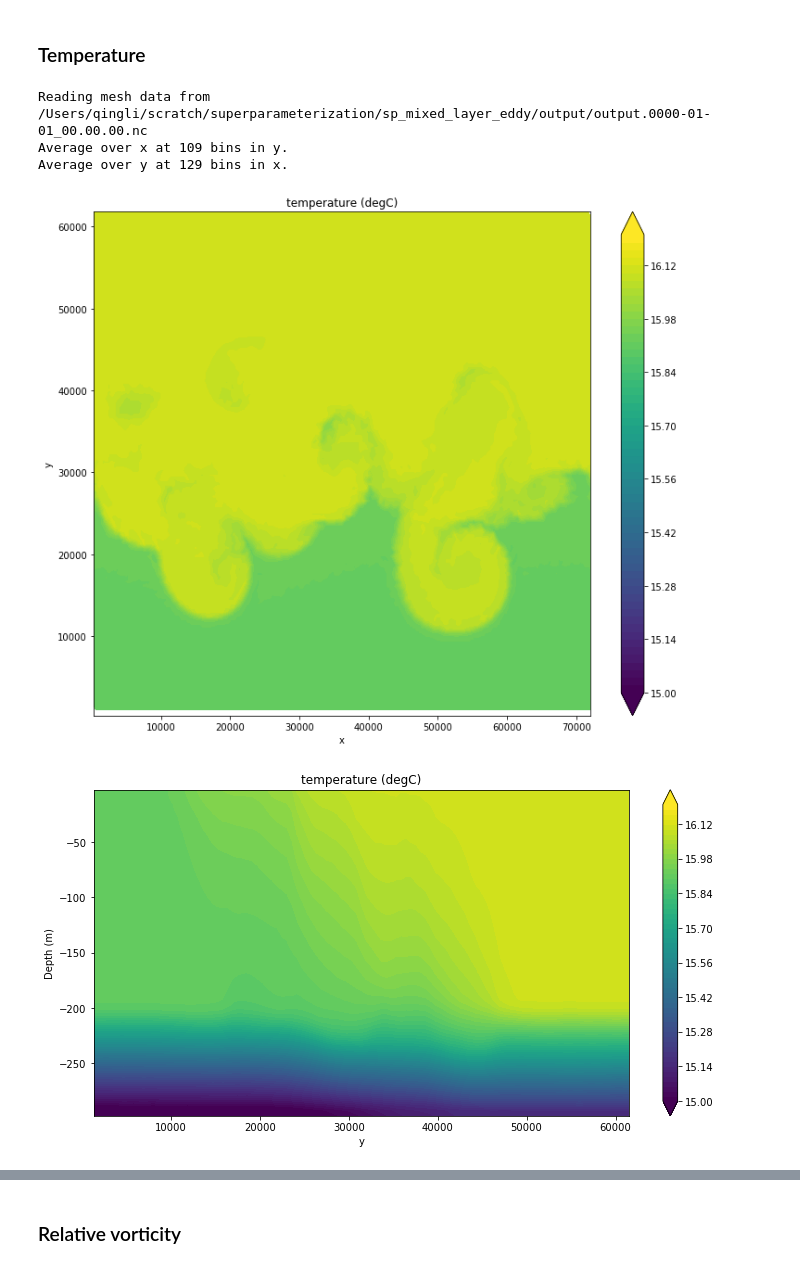
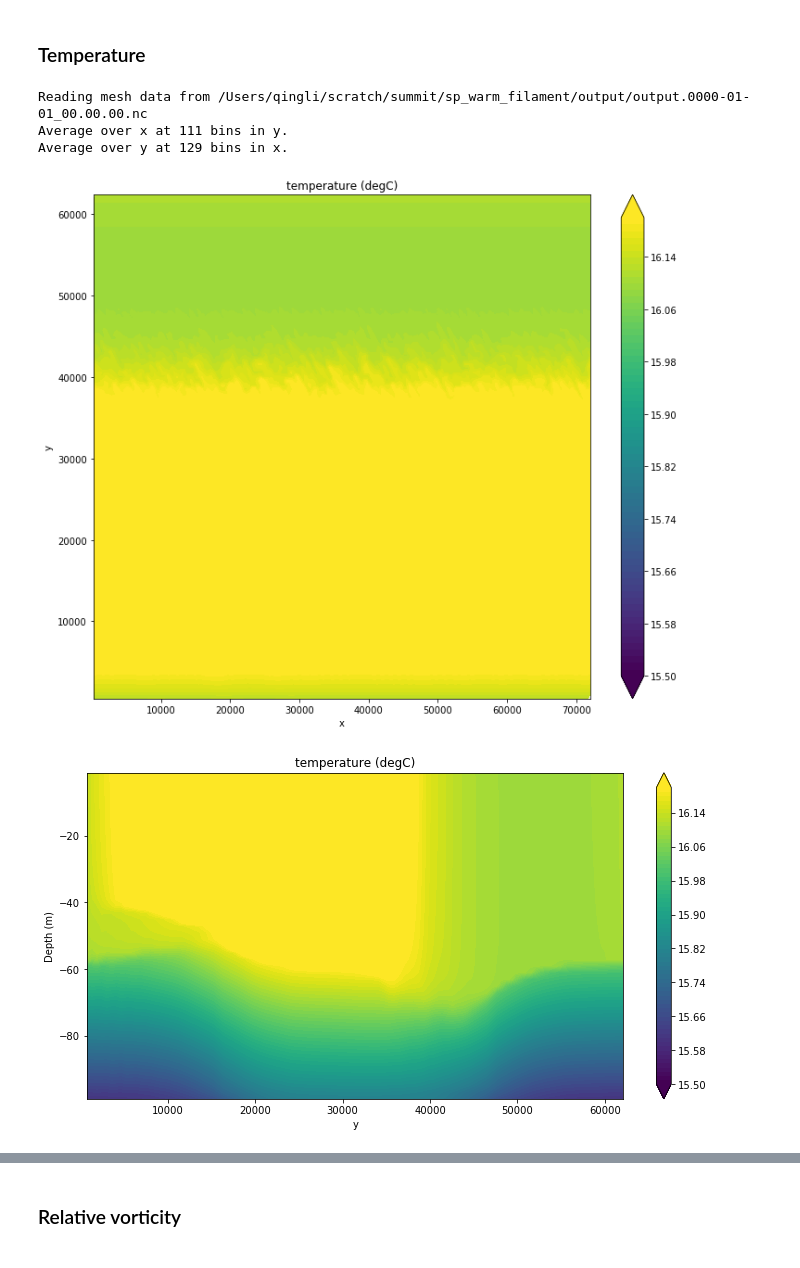
Before and after one commit to qingli411/mpasanalysis, a Jupyter notebook: plot_SuperParam_MLE.ipynb, the cells around one changed output, grey strips where cells are left out. Cells and saved outputs as stored; diff of their text form; code cells hidden in the pictures.

```diff
--- a/plot_SuperParam_MLE.ipynb
+++ b/plot_SuperParam_MLE.ipynb
@@ -4,7 +5,8 @@ from mpasanalysis import *
 %matplotlib inline
 # %%
 # mesh_file = '/Users/qingli/data/mpas/test/super-parameterization/sp_mixed_layer_eddy_summit/output.0000-01-01_00.00.00.nc'
-mesh_file = '/Users/qingli/scratch/superparameterization/sp_mixed_layer_eddy/output/output.0000-01-01_00.00.00.nc'
+# mesh_file = '/Users/qingli/scratch/superparameterization/sp_warm_filament/output/output.0000-01-01_00.00.00.nc'
+mesh_file = os.environ['HOME']+'/scratch/summit/sp_warm_filament/output/output.0000-01-01_00.00.00.nc'
 data_file = mesh_file
 # %%
 mpas_data = MPASOData(filepath=data_file, filepath_mesh=mesh_file)
@@ -106,14 +119,14 @@ tidx = -1
 # %% [markdown]
 ### Temperature
 # %%
-levels=np.linspace(15,16.2,61)
+levels=np.linspace(15.5,16.2,71)
 # plot_snapshot(varname='temperature', position='cell', name='temperature', units='degC',
 #               levels=levels, tidx=tidx, xfrac=xfrac, yfrac=yfrac)
 plot_snapshot(varname='temperature', position='cell', name='temperature', units='degC',
-              levels=levels, tidx=119)
+              levels=levels, tidx=-1)
 # %% [output]
-Reading mesh data from /Users/qingli/scratch/superparameterization/sp_mixed_layer_eddy/output/output.0000-01-01_00.00.00.nc
-Average over x at 109 bins in y.
+Reading mesh data from /Users/qingli/scratch/summit/sp_warm_filament/output/output.0000-01-01_00.00.00.nc
+Average over x at 111 bins in y.
 Average over y at 129 bins in x.
-[figure, old version]
+[figure, new version]
-[figure, old version]
+[figure, new version]
```
Also changed, not shown: parts of 8 cells of this notebook, 4 other files.
